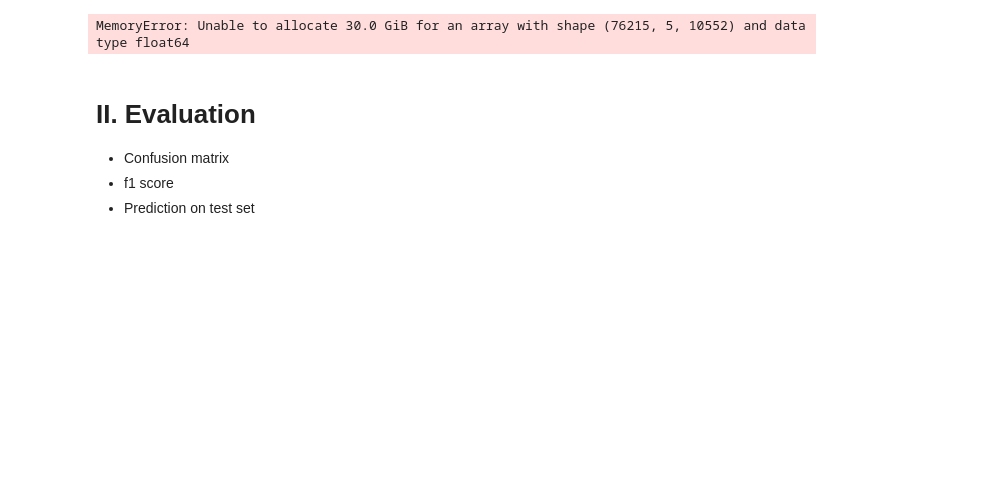
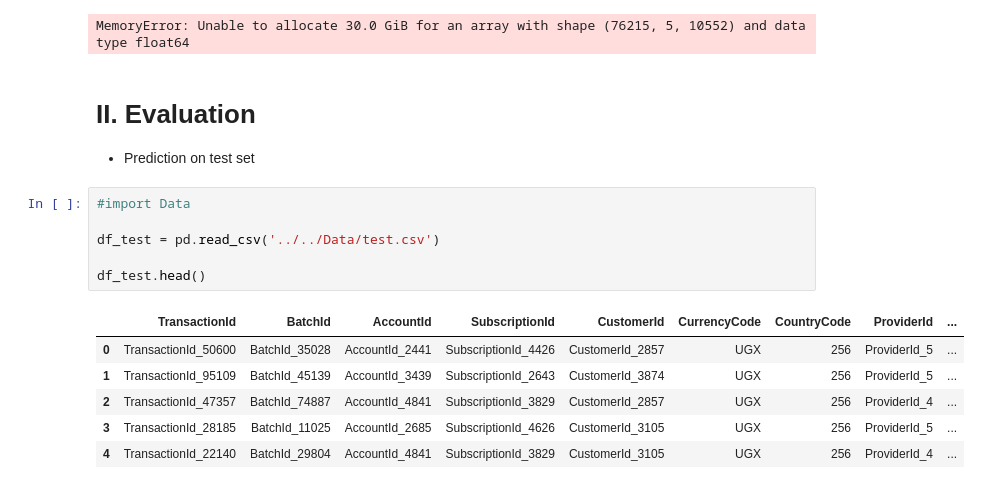
Before and after one commit to LeTouristeDeLECAM/Lab_AI_Fraud_Detection, a Jupyter notebook: Program/Models.ipynb, the cells around one changed output. Drawn from its saved outputs; the diff is of its cells as text; blank space fills up the shorter version.

```diff
--- a/Program/Models.ipynb
+++ b/Program/Models.ipynb
@@ -191,6 +240,18 @@ print('Number of fraud and not fraud cases in training data: \n', y_resampled.va
 MemoryError: Unable to allocate 30.0 GiB for an array with shape (76215, 5, 10552) and data type float64
 # %% [markdown]
 # II. Evaluation
-- Confusion matrix
-- f1 score
+
 - Prediction on test set
+# %%
+#import Data
+
+df_test = pd.read_csv('../../Data/test.csv')
+
+df_test.head()
+# %% [output]
+|  | TransactionId | BatchId | AccountId | SubscriptionId | CustomerId | CurrencyCode | CountryCode | ProviderId | ... |
+| 0 | TransactionId_50600 | BatchId_35028 | AccountId_2441 | SubscriptionId_4426 | CustomerId_2857 | UGX | 256 | ProviderId_5 | ... |
+| 1 | TransactionId_95109 | BatchId_45139 | AccountId_3439 | SubscriptionId_2643 | CustomerId_3874 | UGX | 256 | ProviderId_5 | ... |
+| 2 | TransactionId_47357 | BatchId_74887 | AccountId_4841 | SubscriptionId_3829 | CustomerId_2857 | UGX | 256 | ProviderId_4 | ... |
+| 3 | TransactionId_28185 | BatchId_11025 | AccountId_2685 | SubscriptionId_4626 | CustomerId_3105 | UGX | 256 | ProviderId_5 | ... |
+| 4 | TransactionId_22140 | BatchId_29804 | AccountId_4841 | SubscriptionId_3829 | CustomerId_3105 | UGX | 256 | ProviderId_4 | ... |
```
Also changed, not shown: parts of 6 cells of this notebook.
